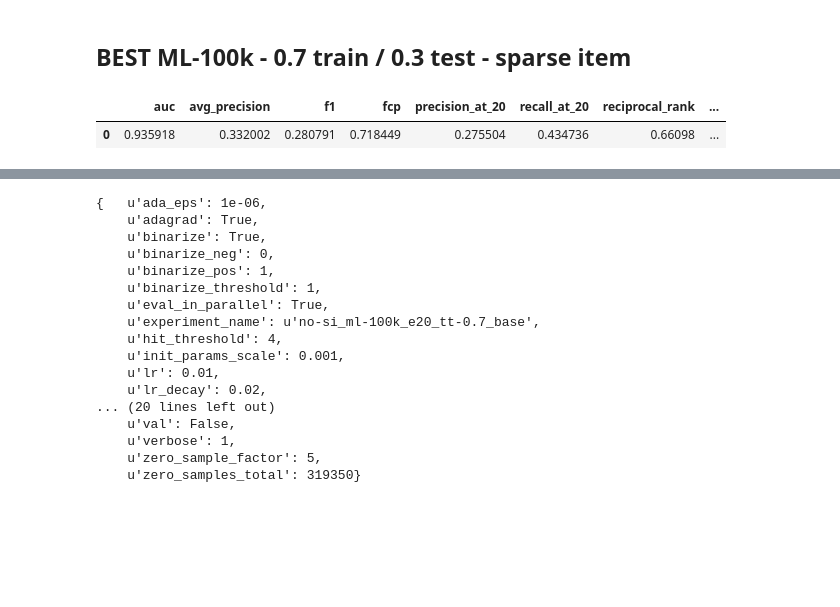
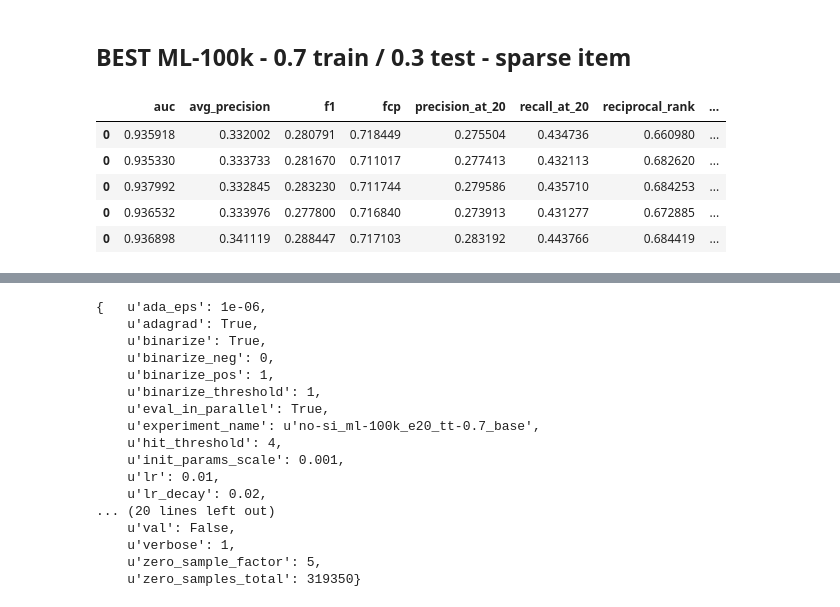
Before and after one commit to marcuniq/bsc-thesis, a Jupyter notebook: code/ipynb/gridsearch_mpcf_results.ipynb, the cells around one changed output, grey strips where cells are left out. Saved outputs shown, nothing was run; the diff lists cells and outputs as text; code cells hidden in the pictures; blank space fills up the shorter version.

```diff
--- a/code/ipynb/gridsearch_mpcf_results.ipynb
+++ b/code/ipynb/gridsearch_mpcf_results.ipynb
@@ -35,10 +35,21 @@ def get_df_results(results, max_train_ratings=None):
     return reduce(lambda x, y: x.append(y), result_map)
 # %% [markdown]
 ## BEST ML-100k - 0.7 train / 0.3 test - sparse item
-# %%
-user_metrics = ['../metrics/mpcf/2016-06-20_18.30.50_no-si_ml-100k_e20_tt-0.7_base_user-metrics.csv']
-df_results = get_df_results(user_metrics)
-df_results.sort_values('auc', ascending=False)
-# %% [output]
-|  | auc | avg_precision | f1 | fcp | precision_at_20 | recall_at_20 | reciprocal_rank | ... |
-| 0 | 0.935918 | 0.332002 | 0.280791 | 0.718449 | 0.275504 | 0.434736 | 0.66098 | ... |
+# %%
+user_metrics = [
+'../metrics/mpcf/2016-06-20_18.30.50_no-si_ml-100k_e20_tt-0.7_base_user-metrics.csv',
+'../metrics/mpcf/2016-06-22_14.53.14_no-si_ml-100k_e20_tt-0.7_train-4_task-0_user-metrics.csv',
+'../metrics/mpcf/2016-06-22_14.53.43_no-si_ml-100k_e20_tt-0.7_train-5_task-0_user-metrics.csv',
+'../metrics/mpcf/2016-06-22_14.53.53_no-si_ml-100k_e20_tt-0.7_train-2_task-0_user-metrics.csv',
+'../metrics/mpcf/2016-06-22_14.55.55_no-si_ml-100k_e20_tt-0.7_train-3_task-0_user-metrics.csv',
+]
+# %%
+df_cv_user_metrics = get_df_results(user_metrics)
+df_cv_user_metrics
+# %% [output]
+|  | auc | avg_precision | f1 | fcp | precision_at_20 | recall_at_20 | reciprocal_rank | ... |
+| 0 | 0.935918 | 0.332002 | 0.280791 | 0.718449 | 0.275504 | 0.434736 | 0.660980 | ... |
+| 0 | 0.935330 | 0.333733 | 0.281670 | 0.711017 | 0.277413 | 0.432113 | 0.682620 | ... |
+| 0 | 0.937992 | 0.332845 | 0.283230 | 0.711744 | 0.279586 | 0.435710 | 0.684253 | ... |
+| 0 | 0.936532 | 0.333976 | 0.277800 | 0.716840 | 0.273913 | 0.431277 | 0.672885 | ... |
+| 0 | 0.936898 | 0.341119 | 0.288447 | 0.717103 | 0.283192 | 0.443766 | 0.684419 | ... |
```
Also changed, not shown: parts of 14 cells of this notebook, 10 other files.
